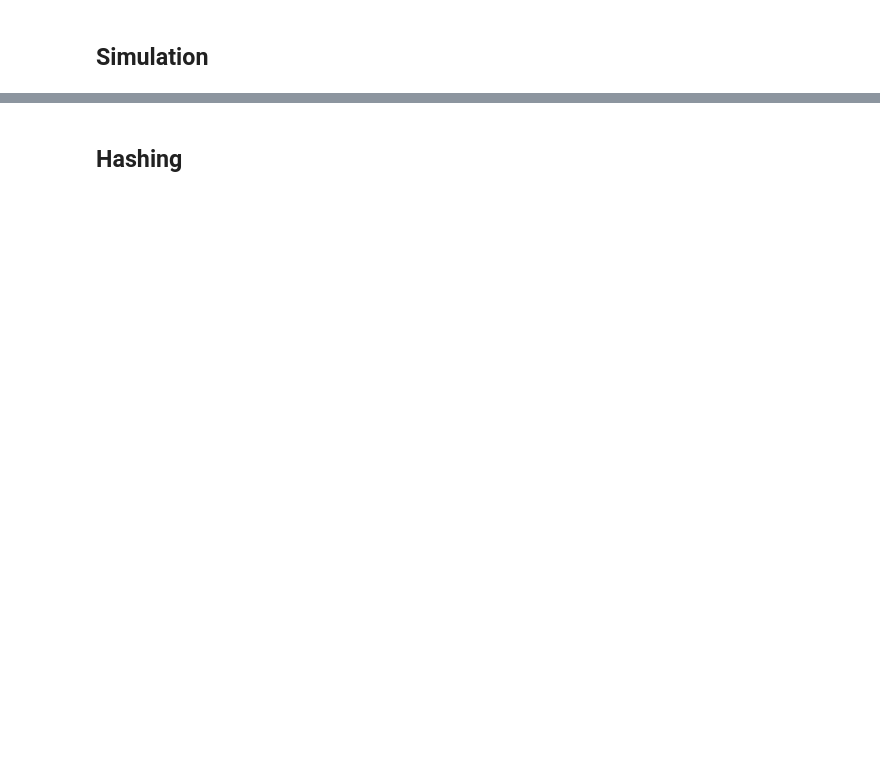
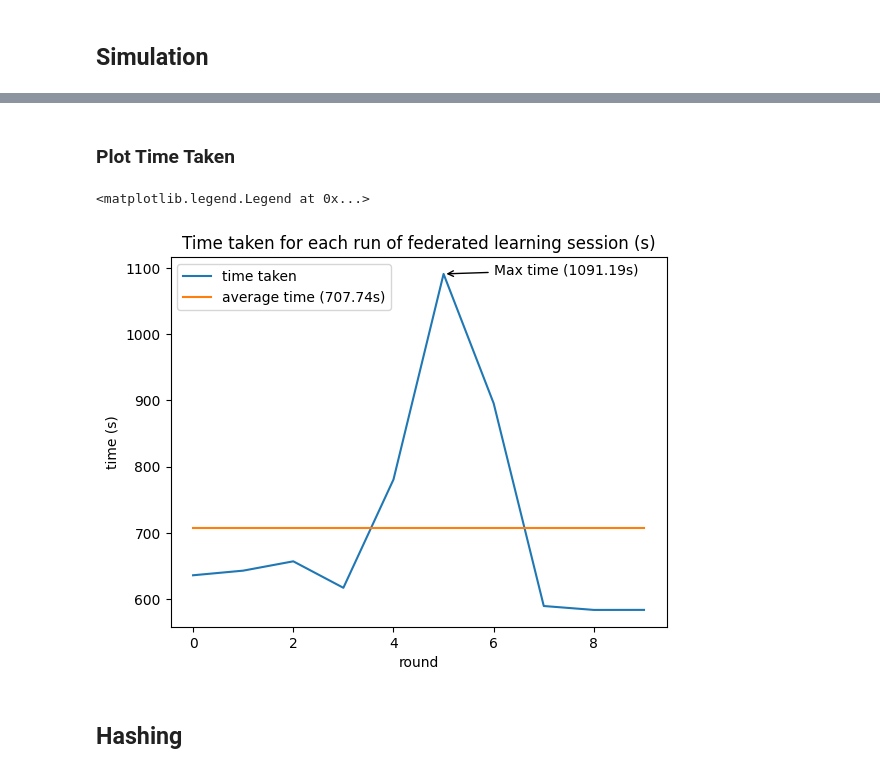
Before and after one commit to Sleepytt1210/BFLIDS, a Jupyter notebook: application/fed-learn/models/notebooks/federated.ipynb, the cells around one changed output, grey strips where cells are left out. Drawn from its saved outputs; the diff is of its cells as text; code cells hidden in the pictures; blank space fills up the shorter version.

```diff
--- a/application/fed-learn/models/notebooks/federated.ipynb
+++ b/application/fed-learn/models/notebooks/federated.ipynb
@@ -492,0 +508,7 @@ for cid in client_ids:
+# %%
+X_train, X_test, y_trian, y_test = client_data['1']
+
+X_train_array = np.array(X_train) #array has been declared in the previous cell
+print(len(X_train_array))
+X_train_reshaped = X_train_array.reshape(X_train_array.shape[0],1,56)
+print(np.shape(X_train_reshaped))
@@ -520,3 +614,6 @@ strategy = BFedAvg(
+# %%
+runs = [str(i) for i in range(RUNS)]
+histories = {}
 # %%
 from flwr.server.client_manager import SimpleClientManager
 
@@ -618,12 +678,0 @@ ipfs_client = ipfshttpclient.connect()
-# %%
-with open("../../model_ckpt/from_ipfs.keras", 'wb+') as f:
-    f.write(ipfs_client.cat(f"/ipfs/{ipfs_cid['Hash']}"))
-    f.flush()
-    f.close()
-
-client = client_fn('2')
-client.set_parameters_from_file("../../model_ckpt/from_ipfs.keras")
-
-# Evaluated result should be same as shown in simulation output
-
-client.evaluate(None, {})
@@ -630,3 +764,20 @@ client.evaluate(None, {})
+# %% [markdown]
+### Plot Time Taken
+# %%
+plt.figure('timetaken')
+plt.title("Time taken for each run of federated learning session (s)")
+avg = sum(times)/RUNS
+max_t = max(times)
+r = np.argmax(times) # Round number of the maximum
+plt.plot(times, label='time taken')
+plt.plot(np.full(shape=len(times), fill_value=(sum(times)/RUNS)), label=f'average time ({avg:.2f}s)')
+plt.annotate(f'Max time ({max_t:.2f}s)', xy=(r, max_t), xytext=(r+1, max_t), arrowprops=dict(arrowstyle='->', lw=1))
+plt.xlabel('round')
+plt.ylabel('time (s)')
+plt.legend()
+# %% [output]
+<matplotlib.legend.Legend at 0x...>
+[figure, added]
 # %%
 import pickle
 import os
```
Also changed, not shown: parts of 48 cells of this notebook.
